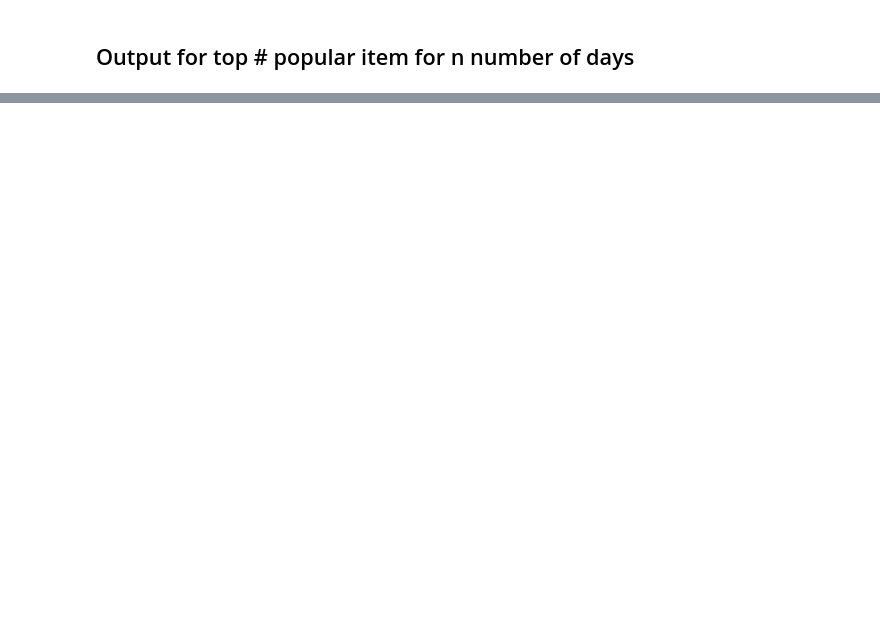
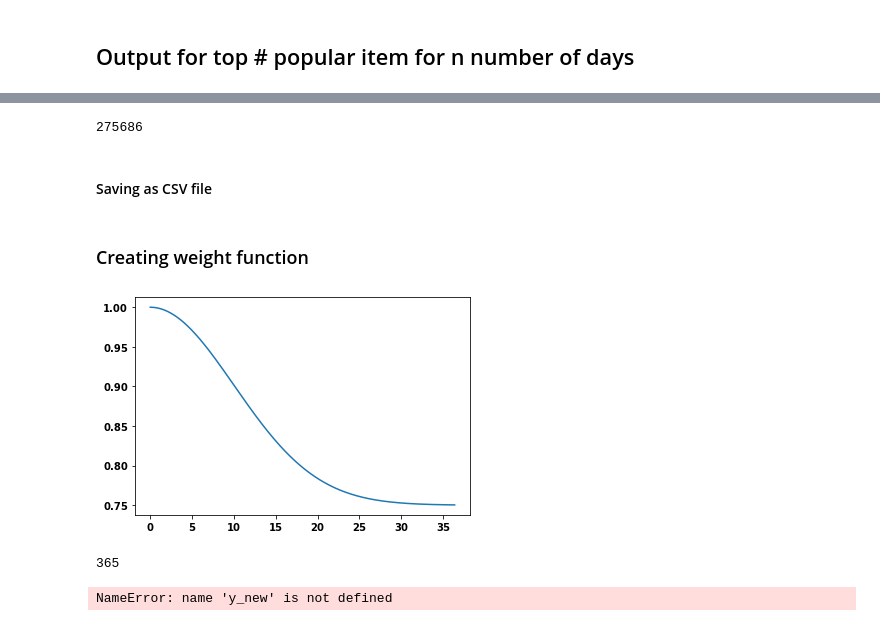
Before and after one commit to soumyaiitkgp/Recommendation_system, a Jupyter notebook: Non-personalized/Recommendation system - Non personalized (popularity based).ipynb, the cells around one changed output, grey strips where cells are left out. Cells and saved outputs as stored; diff of their text form; code cells hidden in the pictures; blank space fills up the shorter version.

Commit message:
Added weighted purchase matrix module
Purchase recommendations for relatively new trending items are given more weightage

```diff
--- a/Non-personalized/Recommendation system - Non personalized (popularity based).ipynb
+++ b/Non-personalized/Recommendation system - Non personalized (popularity based).ipynb
@@ -546,0 +669,32 @@ See the caveats in the documentation: https://pandas.pydata.org/pandas-docs/stab
+# %%
+new_date = start_date
+SC_Index = 0 # for tracking product index (grouped_purchased)
+SC_Index_date = 0
+for i in range(purchase_matrix.shape[0]):
+    value = grouped_retail_buy_frequency_num.iat[i,0]
+    new_date_n = new_date
+    for j in range(purchase_matrix.shape[1]):
+        #print('SC_Index and j',SC_Index, j)
+        #print('Matrix data',i,j-1,purchase_matrix[i,j-1])
+        if grouped_purchased.iat[SC_Index,0] == value:
+            #print(value)
+            #print(i,j,purchase_matrix[i,j])
+            #print('DateCheck',grouped_purchased.iat[SC_Index,1],new_date_n)
+            if grouped_purchased.iat[SC_Index,1] != new_date_n:
+                purchase_matrix[i,j] = 0
+                new_date_n = new_date_n + timedelta(days=1)
+                #print('SC_Index: ', SC_Index)
+            elif grouped_purchased.iat[SC_Index,1] == new_date_n:
+                purchase_matrix[i,j] = grouped_purchased.iat[SC_Index,2]
+                #print(i,j,purchase_matrix[i,j])
+                new_date_n = new_date_n + timedelta(days=1)
+                SC_Index += 1
+        else:
+            pass
+        if SC_Index > len(grouped_purchased)-1:
+            print(SC_Index)
+            break
+# %% [output]
+275686
+# %% [markdown]
+#### Saving as CSV file
@@ -546,0 +703,46 @@ See the caveats in the documentation: https://pandas.pydata.org/pandas-docs/stab
+# %% [markdown]
+### Creating weight function
+# %%
+def weight_func(SD = 10, percentile = 0.75):
+    x_axis = np.arange(0, 36.5, 0.1)
+    # Mean = 0, SD = 2.
+    y = norm.pdf(x_axis,0,SD)
+    y = np.array(y)
+
+    #scaling the function
+    mn = min(y)
+    mx = max(y)
+    diff = mx - mn
+    p = (1-percentile)/percentile
+    scale = (mx)/(mn*p)
+
+    y_new = y - mn
+    y_new = y_new/scale
+    y_new = y_new + mn
+    y_new = y_new/max(y_new)
+    plt.plot(x_axis,y_new)
+    return y_new
+# %%
+arr = weight_func() #input SD and percent decrease accordingly. The default value is chosen for 100 days for standard deviation and 75% for decrease
+# %% [output]
+[figure, added]
+# %%
+arr.shape[0]
+# %% [output]
+365
+# %%
+# Initial value of y at t=0, lifetime in s
+N, tau = 0.2, 9
+# Maximum time to consider (s)
+tmax = 1000
+# A suitable grid of time points, and the exponential decay itself
+t = np.linspace(0, 60, 600)
+y_log = 0.749105 + N * np.exp(-t/tau)
+
+#fig = plt.figure()
+#ax = fig.add_subplot(111)
+#ax.plot(t, y_log)
+plt.plot(y_new[360:364], label = 'normal')
+plt.plot(y_log[460:470], label = 'log')
+# %% [output]
+NameError: name 'y_new' is not defined
```
Also changed, not shown: parts of 43 cells of this notebook.
